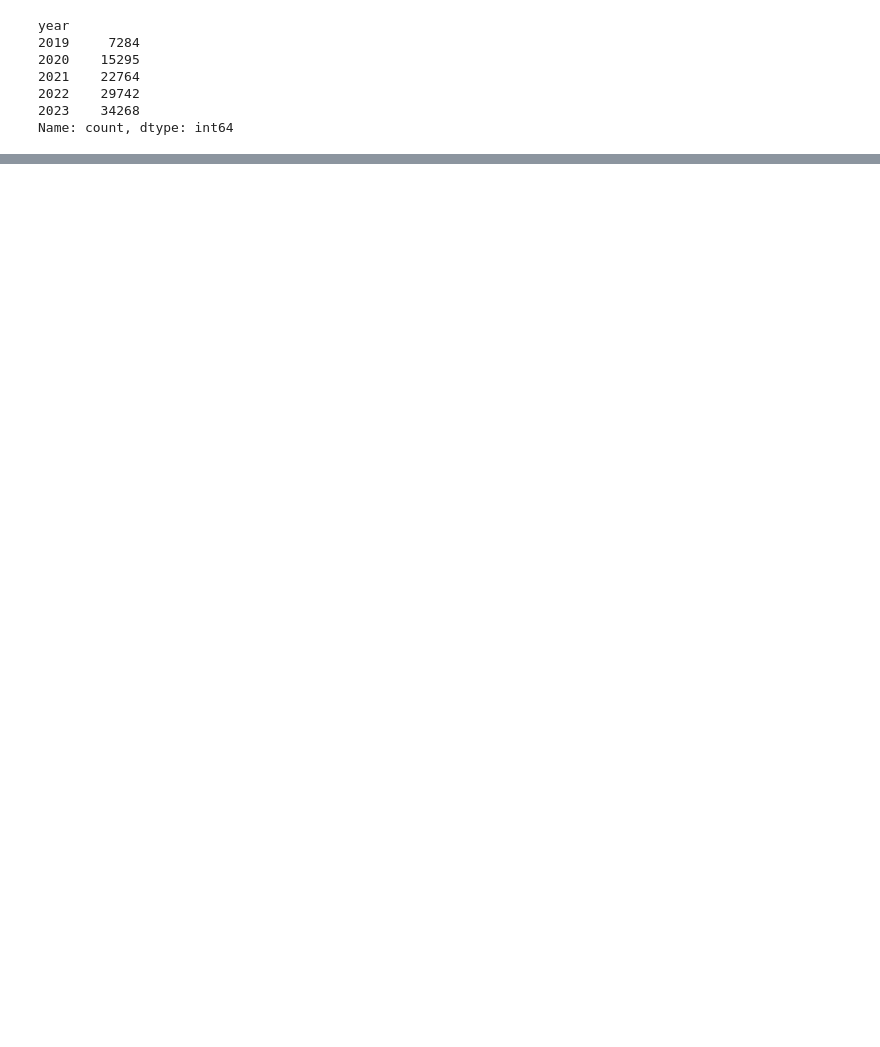
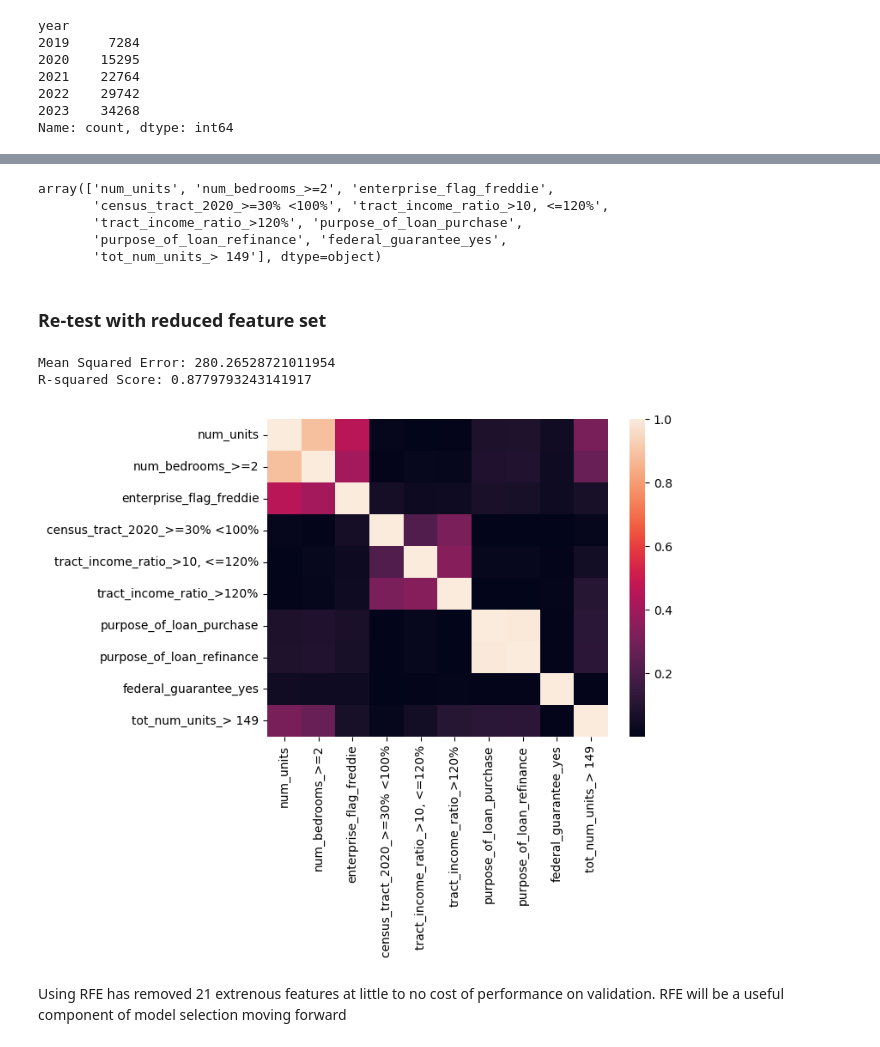
Before and after one commit to mango459/CS504-Project, a Jupyter notebook: shane_CS504_modeling.ipynb, the cells around one changed output, grey strips where cells are left out. Cells and saved outputs as stored; diff of their text form; code cells hidden in the pictures; blank space fills up the shorter version.

Commit message:
update modeling markdown #CS5044-27 comment

```diff
--- a/shane_CS504_modeling.ipynb
+++ b/shane_CS504_modeling.ipynb
@@ -337,0 +132,4 @@ add analysis here
+# %%
+X_train_scaled.drop('num_bedrooms_0-1', axis=1, inplace=True)
+X_val_scaled.drop('num_bedrooms_0-1', axis=1, inplace=True)
+X_test_scaled.drop('num_bedrooms_0-1', axis=1, inplace=True)
@@ -337,0 +140,43 @@ add analysis here
+# %%
+# Set up RFE
+rfe = RFE(estimator=LinearRegression(), n_features_to_select=10)
+rfe = rfe.fit(X_train_scaled, y_train)
+
+# Show selected features
+cols = rfe.feature_names_in_[rfe.support_]
+cols
+# %% [output]
+array(['num_units', 'num_bedrooms_>=2', 'enterprise_flag_freddie',
+       'census_tract_2020_>=30% <100%', 'tract_income_ratio_>10, <=120%',
+       'tract_income_ratio_>120%', 'purpose_of_loan_purchase',
+       'purpose_of_loan_refinance', 'federal_guarantee_yes',
+       'tot_num_units_> 149'], dtype=object)
+# %% [markdown]
+### Re-test with reduced feature set
+# %%
+# instantiate LinearRegression object
+model = LinearRegression()
+
+# fit training data
+model.fit(X_train_scaled[cols], y_train)
+
+# make predictions
+y_pred = model.predict(X_val_scaled[cols])
+
+# gather performance metrics
+mse = mean_squared_error(y_val, y_pred)
+r2 = r2_score(y_val, y_pred)
+
+# print report
+print(f"Mean Squared Error: {mse}")
+print(f"R-squared Score: {r2}")
+# %% [output]
+Mean Squared Error: 280.26528721011954
+R-squared Score: 0.8779793243141917
+# %%
+# plot correlation heatmap
+sns.heatmap(X_train_scaled[cols].corr().apply(abs));
+# %% [output]
+[figure, added]
+# %% [markdown]
+Using RFE has removed 21 extrenous features at little to no cost of performance on validation. RFE will be a useful component of model selection moving forward
```
Also changed, not shown: parts of 80 cells of this notebook, 2 other files.
